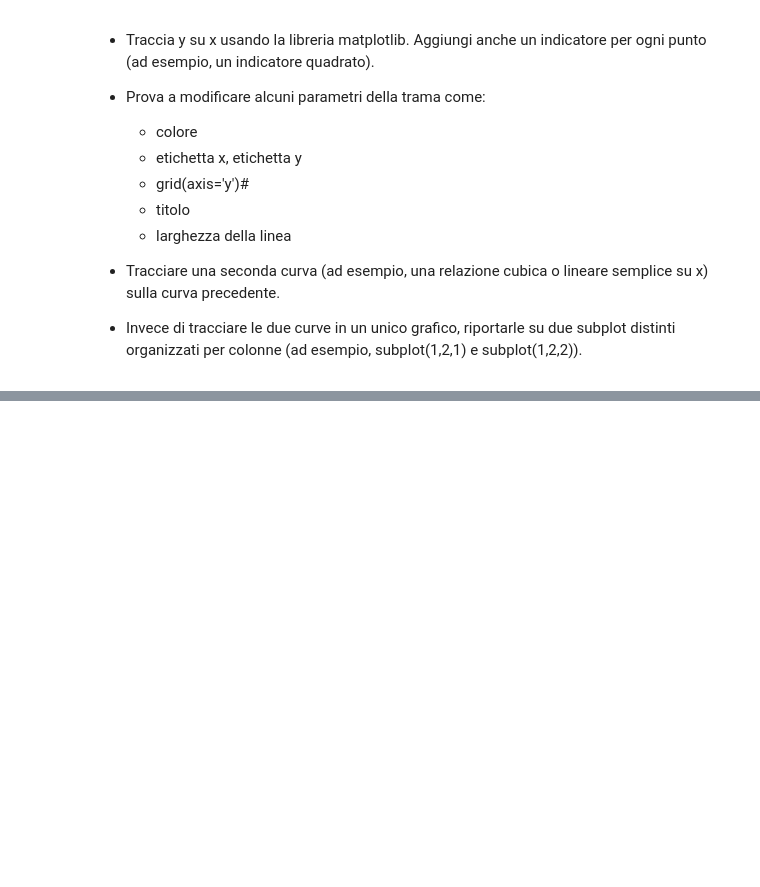
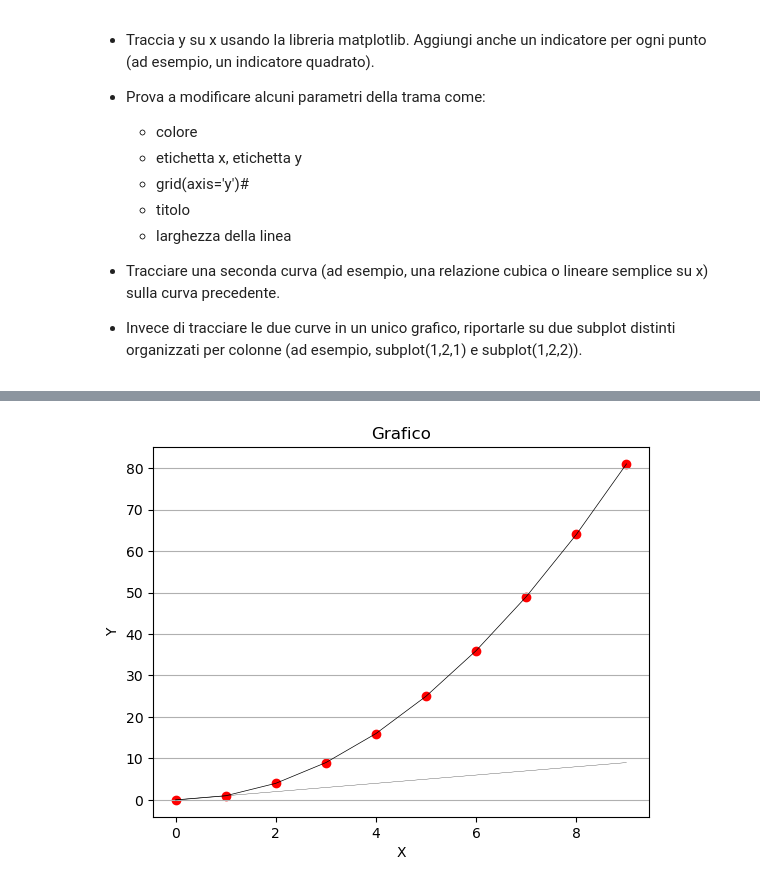
Before and after one commit to vMxster/Numerical_Methods, a Jupyter notebook: Lezione 1 Python/00_esercizi_python_intro.ipynb, the cells around one changed output, grey strips where cells are left out. Cells and saved outputs as stored; diff of their text form; code cells hidden in the pictures; blank space fills up the shorter version.

```diff
--- a/Lezione 1 Python/00_esercizi_python_intro.ipynb
+++ b/Lezione 1 Python/00_esercizi_python_intro.ipynb
@@ -158,0 +178,12 @@ Dato una lista di numeri interi, ad esempio x = [0,1,2,3,4,5,6,7,8,9,], eleva al
+# %%
+mplot.plot(x, y, linestyle="-", color="black", linewidth="0.5")
+mplot.plot(x, linestyle="-", color="black", linewidth="0.2")
+mplot.scatter(x, y, marker="o", color="red")
+mplot.title("Grafico")
+mplot.xlabel("X")
+mplot.ylabel("Y")
+
+mplot.grid(axis="y")
+mplot.show()
+# %% [output]
+[figure, added]
```
Also changed, not shown: parts of 3 cells of this notebook.
